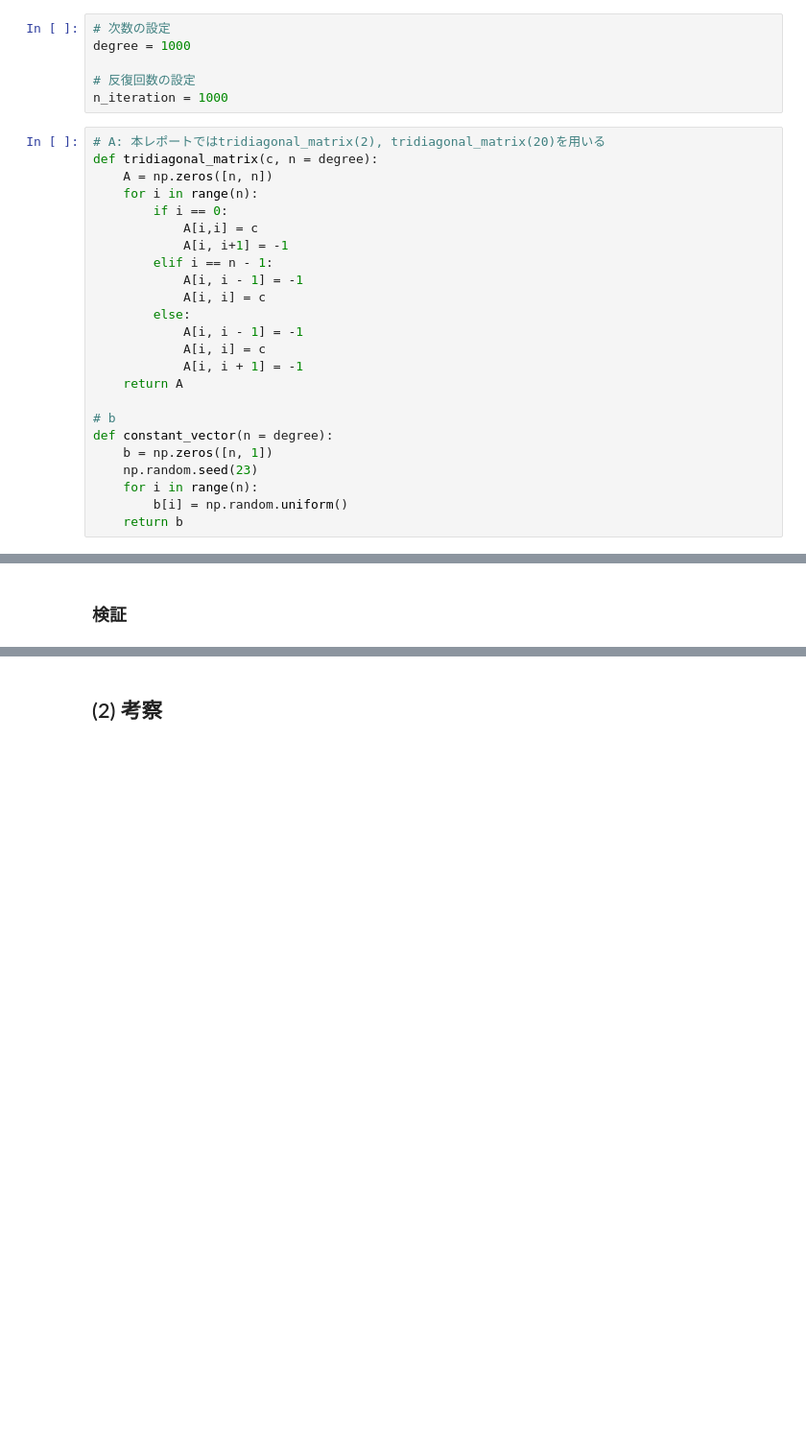
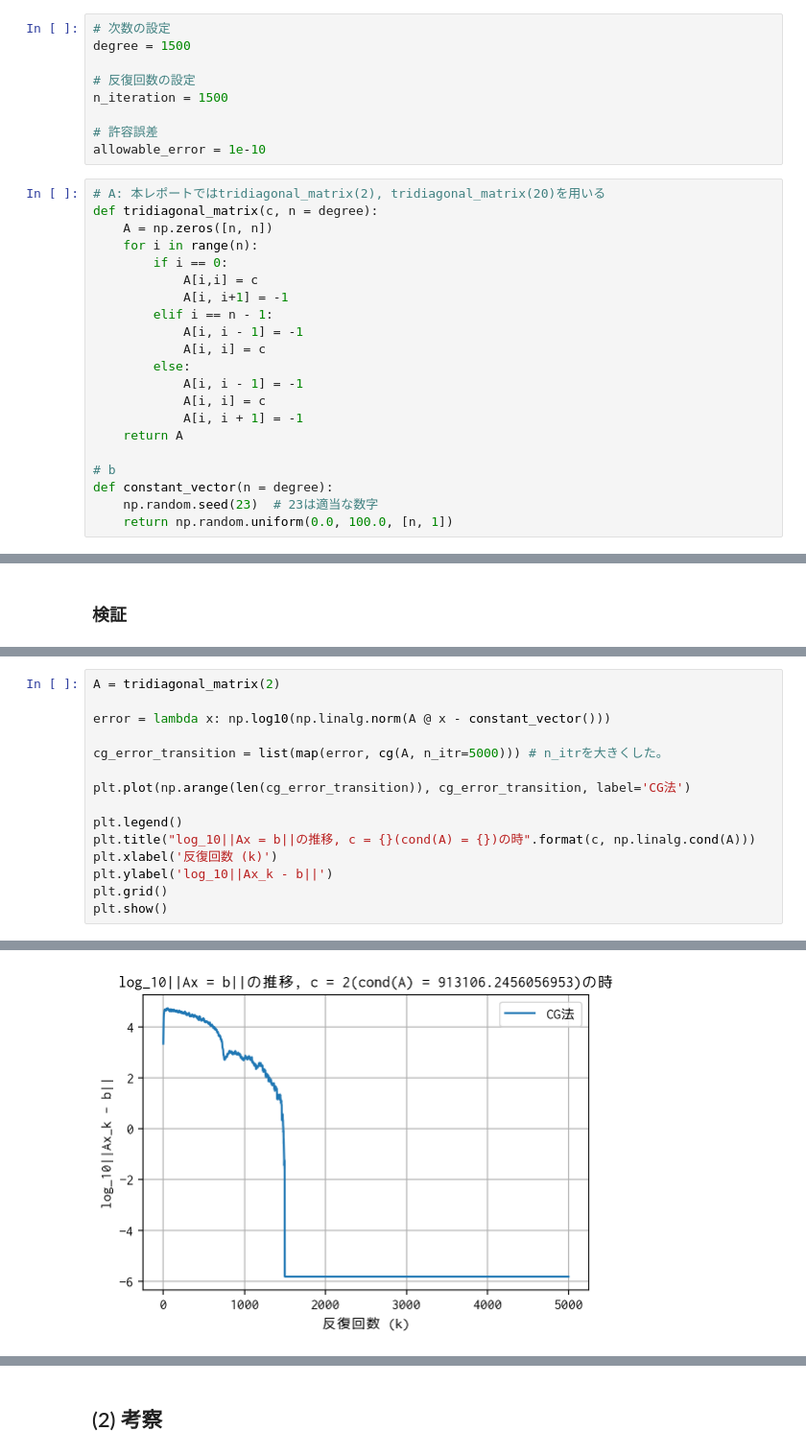
Before and after one commit to tomohiroo/numerical-analysis, a Jupyter notebook: report_1119/report_1.ipynb, the cells around one changed output, grey strips where cells are left out. Shown at 96% size. Drawn from its saved outputs; the diff is of its cells as text; blank space fills up the shorter version.

```diff
--- a/report_1119/report_1.ipynb
+++ b/report_1119/report_1.ipynb
@@ -27,9 +31,12 @@ bは1000次で各値は1から100までのfloat型の乱数を作成した(乱
 # %%
 # 次数の設定
-degree = 1000
+degree = 1500
 
 # 反復回数の設定
-n_iteration = 1000
+n_iteration = 1500
+
+# 許容誤差
+allowable_error = 1e-10
 # %%
 # A: 本レポートではtridiagonal_matrix(2), tridiagonal_matrix(20)を用いる
 def tridiagonal_matrix(c, n = degree):
@@ -49,10 +56,7 @@ def tridiagonal_matrix(c, n = degree):
 
 # b
 def constant_vector(n = degree):
-    b = np.zeros([n, 1])
-    np.random.seed(23)
-    for i in range(n):
-        b[i] = np.random.uniform()
-    return b
+    np.random.seed(23)  # 23は適当な数字
+    return np.random.uniform(0.0, 100.0, [n, 1])
 # %% [markdown]
 ### 実装
@@ -171,0 +222,16 @@ plot_errors_by_log(20)
+# %%
+A = tridiagonal_matrix(2)
+
+error = lambda x: np.log10(np.linalg.norm(A @ x - constant_vector()))
+
+cg_error_transition = list(map(error, cg(A, n_itr=5000))) # n_itrを大きくした。
+
+plt.plot(np.arange(len(cg_error_transition)), cg_error_transition, label='CG法')
+
+plt.legend()
+plt.title("log_10||Ax = b||の推移, c = {}(cond(A) = {})の時".format(c, np.linalg.cond(A)))
+plt.xlabel('反復回数 (k)')
+plt.ylabel('log_10||Ax_k - b||')
+plt.grid()
+plt.show()
+# %% [output]
@@ -171,0 +239 @@ plot_errors_by_log(20)
+[figure, added]
```
Also changed, not shown: parts of 29 cells of this notebook, 1 other file.
